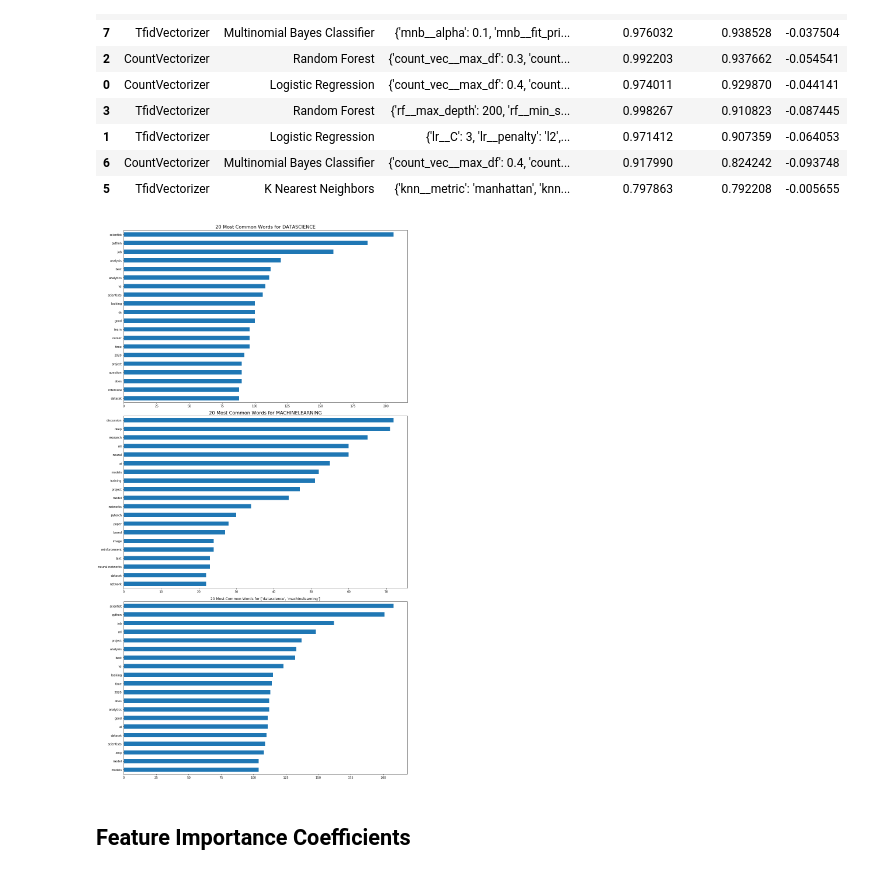
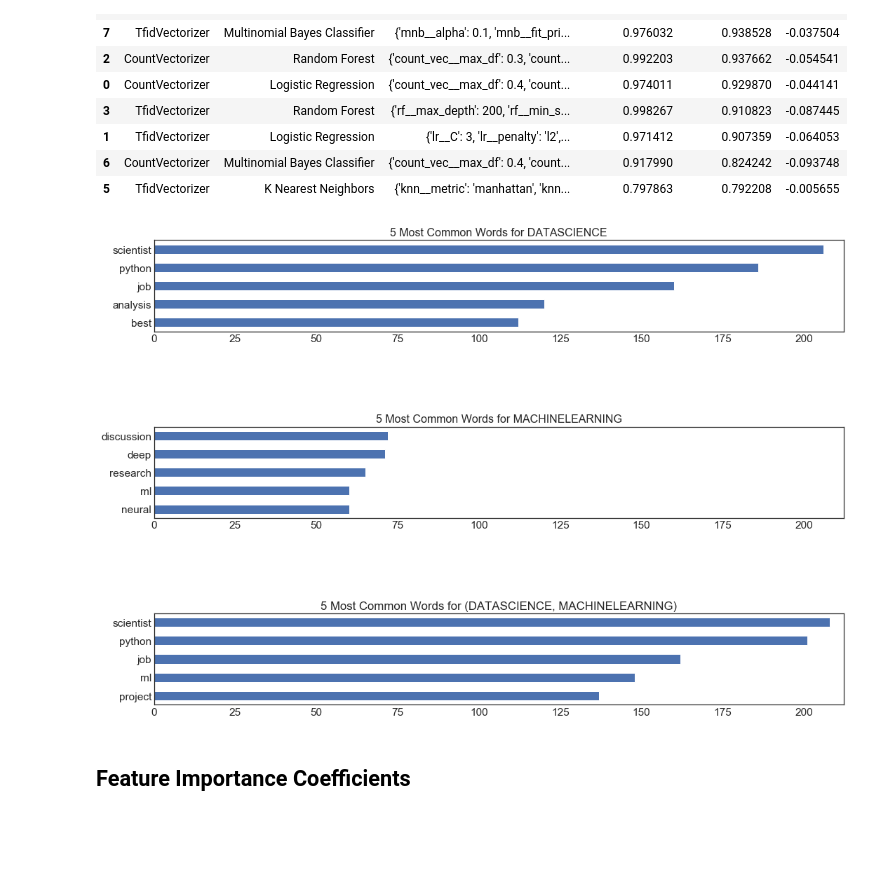
Before and after one commit to datapointchris/reddit-nlp, a Jupyter notebook: code/ds_workflow.ipynb, the cells around one changed output. Drawn from its saved outputs; the diff is of its cells as text; code cells hidden in the pictures; blank space fills up the shorter version.

Commit message:
fixed most_common max and titles

```diff
--- a/code/ds_workflow.ipynb
+++ b/code/ds_workflow.ipynb
@@ -273,8 +274,7 @@ features_data = model.best_estimator_.named_steps.count_vec.transform(X).toarray
 features_columns = model.best_estimator_.named_steps.count_vec.get_feature_names()
 features_df = pd.DataFrame(data=features_data, columns=features_columns)
 # %%
-### CHECK ### does this function work with tfidf, or just count vec?
-###HELP### display scale is out of proportion when only using 3 features, 2 columns if features below X value?
+# CHECK ### does this function work with tfidf, or just count vec?
 def plot_most_common(df, features_df, num_features=20, standardize=False, include_combined=False):
     '''
     Plots the most common features for each subreddit in the DataFrame
@@ -304,29 +304,31 @@ def plot_most_common(df, features_df, num_features=20, standardize=False, includ
 
     fig, ax = plt.subplots(ncols=1,
                            nrows=len(subreddit_list) + int(1 if include_combined else 0),
-                           figsize=(15, num_features/1.5*len(subreddit_list)))
+                           figsize=(15, num_features*len(subreddit_list)))
 
     for subplot_idx, sub in enumerate(subreddit_list):
         sub_features = features_df.loc[df['subreddit'] == sub]
         sub_top_words = sub_features.sum().sort_values(ascending=False).head(num_features)[::-1]
         sub_top_words.plot(kind='barh', ax=ax[subplot_idx])
         ax[subplot_idx].set_title(f'{num_features} Most Common Words for {sub.upper()}', fontsize=16)
+
         if standardize:
-            max_occurence = features_df.sum().max()
-            ax[subplot_idx].set_xlim(0,max_occurence)
+            max_occurence = features_df.sum().max()*1.02
+            ax[subplot_idx].set_xlim(0, max_occurence)
 
     if include_combined:
         most_common = features_df.sum().sort_values(ascending=False).head(num_features)[::-1]
         most_common.plot(kind='barh', ax=ax[subplot_idx+1])
-        ax[subplot_idx+1].set_title(f'{num_features} Most Common Words for {subreddit_list}')
+        ax[subplot_idx+1].set_title(f'{num_features} Most Common Words for ({", ".join(subreddit_list).upper()})')
+
         if standardize:
-            max_occurence = features_df.sum().max()
-            ax[subplot_idx+1].set_xlim(0,max_occurence)
-    plt.tight_layout()
+            ax[subplot_idx+1].set_xlim(0, max_occurence)
+
+    plt.tight_layout(h_pad=10)
 # %%
-plot_most_common(df, features_df, num_features=20, include_combined=True)
+plot_most_common(df, features_df, num_features=5, include_combined=True, standardize=True)
 # %% [output]
-[figure, old version]
+[figure, new version]
 # %% [markdown]
 ## Feature Importance Coefficients
 # %%
```
Also changed, not shown: parts of 9 cells of this notebook.
